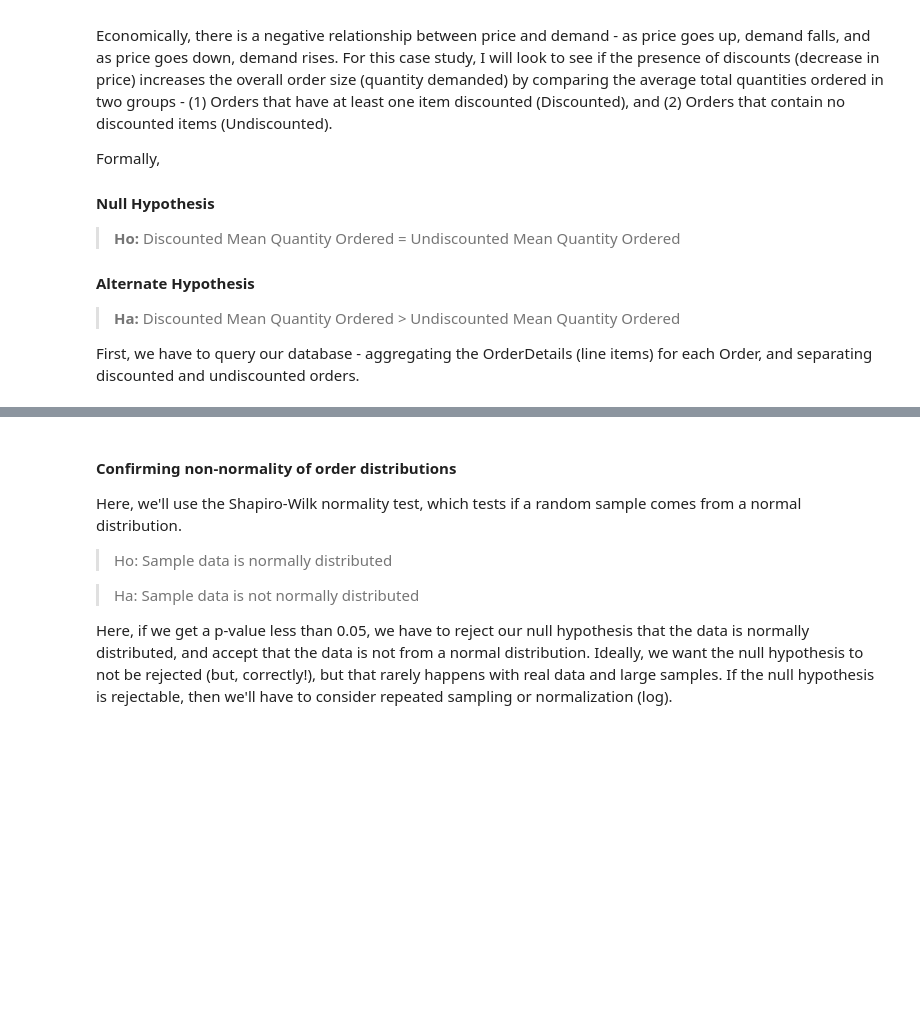
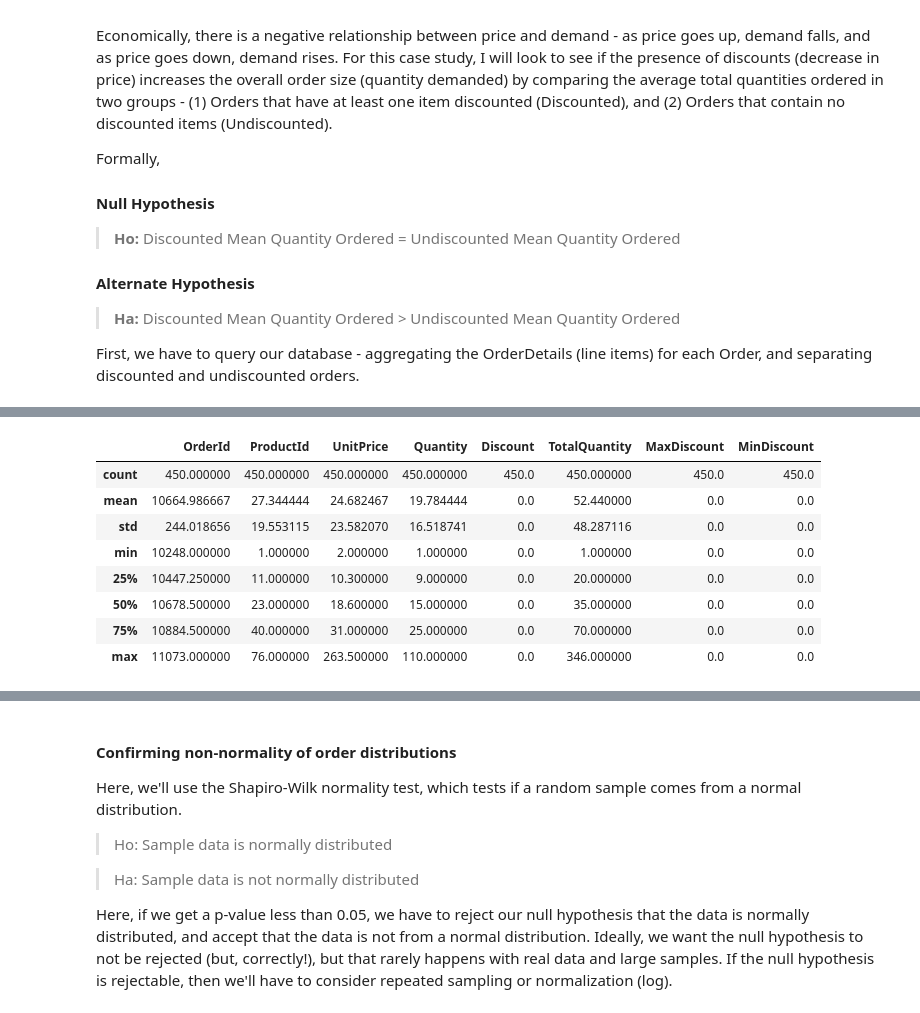
Before and after one commit to whitcrrd/dsc-2-final-project-online-ds-ft-021119, a Jupyter notebook: project-outline.ipynb, the cells around one changed output, grey strips where cells are left out. Cells and saved outputs as stored; diff of their text form; code cells hidden in the pictures; blank space fills up the shorter version.

```diff
--- a/project-outline.ipynb
+++ b/project-outline.ipynb
@@ -202,3 +179,15 @@ WHERE anon_1."MaxDiscount" = ? GROUP BY anon_1."OrderId"
+# %%
+undiscounted_orders.describe()
+# %% [output]
+|  | OrderId | ProductId | UnitPrice | Quantity | Discount | TotalQuantity | MaxDiscount | MinDiscount |
+| count | 450.000000 | 450.000000 | 450.000000 | 450.000000 | 450.0 | 450.000000 | 450.0 | 450.0 |
+| mean | 10664.986667 | 27.344444 | 24.682467 | 19.784444 | 0.0 | 52.440000 | 0.0 | 0.0 |
+| std | 244.018656 | 19.553115 | 23.582070 | 16.518741 | 0.0 | 48.287116 | 0.0 | 0.0 |
+| min | 10248.000000 | 1.000000 | 2.000000 | 1.000000 | 0.0 | 1.000000 | 0.0 | 0.0 |
+| 25% | 10447.250000 | 11.000000 | 10.300000 | 9.000000 | 0.0 | 20.000000 | 0.0 | 0.0 |
+| 50% | 10678.500000 | 23.000000 | 18.600000 | 15.000000 | 0.0 | 35.000000 | 0.0 | 0.0 |
+| 75% | 10884.500000 | 40.000000 | 31.000000 | 25.000000 | 0.0 | 70.000000 | 0.0 | 0.0 |
+| max | 11073.000000 | 76.000000 | 263.500000 | 110.000000 | 0.0 | 346.000000 | 0.0 | 0.0 |
 # %%
 # Take a look at the distributions of these orders' quantities
 sns.distplot(discounted_orders.Quantity, label="Discounted Orders")
```
Also changed, not shown: parts of 19 cells of this notebook, 1 other file.
